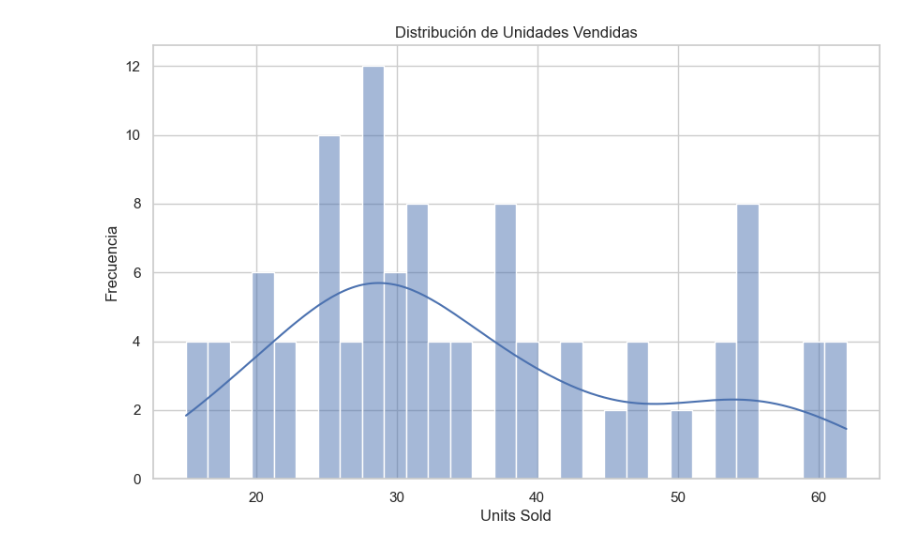
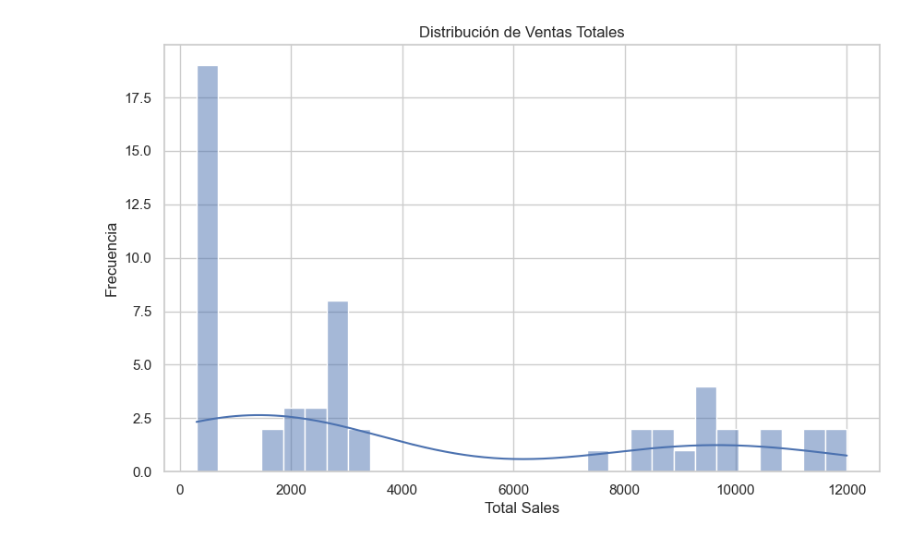
Before and after one commit to masoncoding2-0/data_project, a Jupyter notebook: notebooks/eda.ipynb, the cells around one changed output. Drawn from its saved outputs; the diff is of its cells as text; code cells hidden in the pictures.

```diff
--- a/notebooks/eda.ipynb
+++ b/notebooks/eda.ipynb
@@ -2,52 +2,54 @@
 import pandas as pd
 import matplotlib.pyplot as plt
 import seaborn as sns
+import os, sys
+
+# Añadir la carpeta scripts al PYTHONPATH
+sys.path.append(os.path.abspath(os.path.join(os.getcwd(), '..')))
+
+# Importar la función de preprocesamiento
+from scripts.data_preproc import preprocess_data
 
 # Configuración de gráficos
-sns.set(style="whitegrid")
+sns.set_theme(style="whitegrid")
 plt.rcParams["figure.figsize"] = (10, 6)
 
-# Ruta al archivo CSV (con la extensión corregida)
-file_path = "../data/sales_data.csv"  # Cambia la extensión a .csv
+# Ruta al archivo CSV
+file_path = "../data/sales_data.csv"
 
-# Cargar los datos
+# Cargar y preprocesar los datos
 try:
-    # Cargar el archivo CSV con el parámetro 'quotechar' para manejar comas dentro de comillas
+    print("[INFO] Cargando datos...")
+    # Cargar el archivo y forzar el delimitador
     data = pd.read_csv(file_path, delimiter=",", encoding="latin1", quotechar='"', engine="python")
 
-    # Si las columnas aún están unidas, separar manualmente
-    if len(data.columns) == 1:
+    # Verificar si las columnas están unidas
+    if len(data.columns) == 1:  # Significa que todo está en una sola columna
+        print("[INFO] Separando columnas manualmente...")
         data = data.iloc[:, 0].str.split(",", expand=True)
         data.columns = ["Date", "Store", "Category", "Units_Sold", "Unit_Price"]
 
-    print("Vista previa de los datos después de corregir la estructura:")
+    # Vista previa de los datos
+    print("Vista previa de los datos después de la separación:")
     print(data.head())
 
-    # Información básica de los datos
-    print("\nInformación de las columnas:")
-    print(data.info())
+    # Aplicar preprocesamiento
+    data_cleaned = preprocess_data(data)
 
-    # Estadísticas descriptivas
-    print("\nEstadísticas descriptivas:")
-    print(data.describe())
+    # Vista previa de los datos después del preprocesamiento
+    print("\nDatos después del preprocesamiento:")
+    print(data_cleaned.head())
 
-    # Identificar valores nulos
-    print("\nValores nulos por columna:")
-    print(data.isnull().sum())
+    # Información básica de los datos preprocesados
+    print("\nInformación de los datos preprocesados:")
+    print(data_cleaned.info())
 
-    # Identificar duplicados
-    print(f"\nNúmero de filas duplicadas: {data.duplicated().sum()}")
-
-    # Visualización preliminar: Distribución de Units_Sold
-    if "Units_Sold" in data.columns:
-        data["Units_Sold"] = pd.to_numeric(data["Units_Sold"], errors="coerce")  # Convertir a numérico
-        sns.histplot(data["Units_Sold"], kde=True, bins=30)
-        plt.title("Distribución de Unidades Vendidas")
-        plt.xlabel("Units Sold")
-        plt.ylabel("Frecuencia")
-        plt.show()
-    else:
-        print("La columna 'Units_Sold' no se encuentra en los datos.")
+    # Visualización: Distribución de Total_Sales
+    sns.histplot(data_cleaned["Total_Sales"], kde=True, bins=30)
+    plt.title("Distribución de Ventas Totales")
+    plt.xlabel("Total Sales")
+    plt.ylabel("Frecuencia")
+    plt.show()
 
 except Exception as e:
     print(f"Error al procesar el archivo: {e}")
@@ -72 +91 @@ Número de filas duplicadas: 55
-[figure, old version]
+[figure, new version]
```
Also changed, not shown: parts of 1 cell of this notebook, 2 other files.
